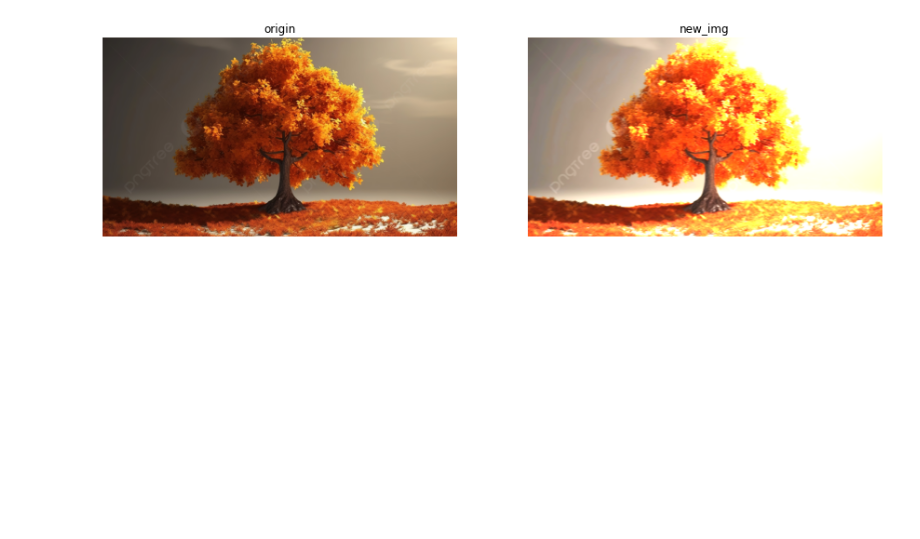
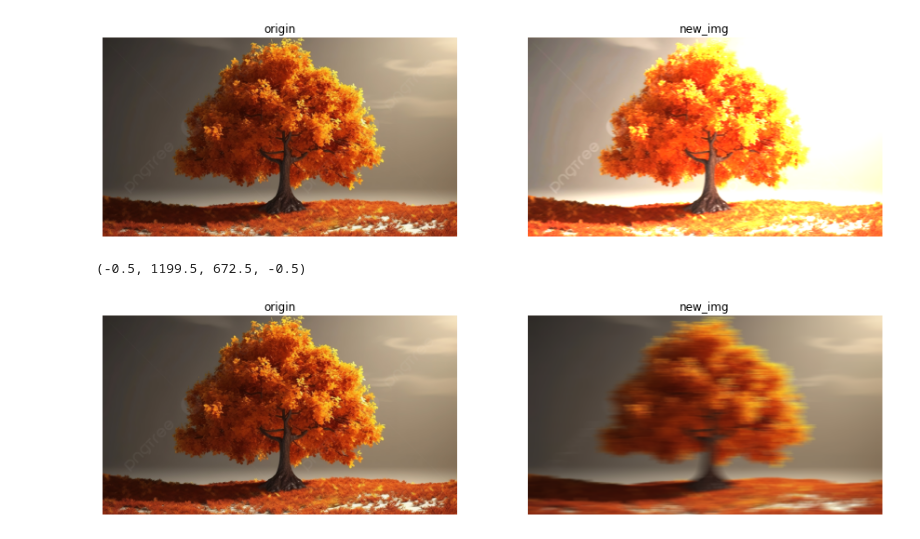
Before and after one commit to KanjariyaRahul/machine-learning, a Jupyter notebook: Image_filter/image_filters.ipynb, the cells around one changed output. Drawn from its saved outputs; the diff is of its cells as text; code cells hidden in the pictures; blank space fills up the shorter version.

```diff
--- a/Image_filter/image_filters.ipynb
+++ b/Image_filter/image_filters.ipynb
@@ -293,3 +310,22 @@ plt.axis('off')
 # %% [output]
 (-0.5, 1199.5, 672.5, -0.5)
 [figure]
+# %%
+import cv2
+import numpy as np
+import matplotlib.pyplot as plt
+img = cv2.imread("5.jpg")
+img = cv2.cvtColor(img,cv2.COLOR_BGR2RGB)
+plt.figure(figsize=(15, 15))
+k1 = np.zeros((50,50))
+k1[int(50/2),:] = np.ones(50)
+k1 = k1/50
+
+new_img = cv2.filter2D(img , -1 , k1)
+plt.subplot(1,2,1),plt.imshow(img),plt.title("origin")
+plt.axis('off')
+plt.subplot(1,2,2),plt.imshow(new_img),plt.title("new_img")
+plt.axis('off')
+# %% [output]
+(-0.5, 1199.5, 672.5, -0.5)
+[figure, added]
```
Also changed, not shown: parts of 7 cells of this notebook, 1 other file.
